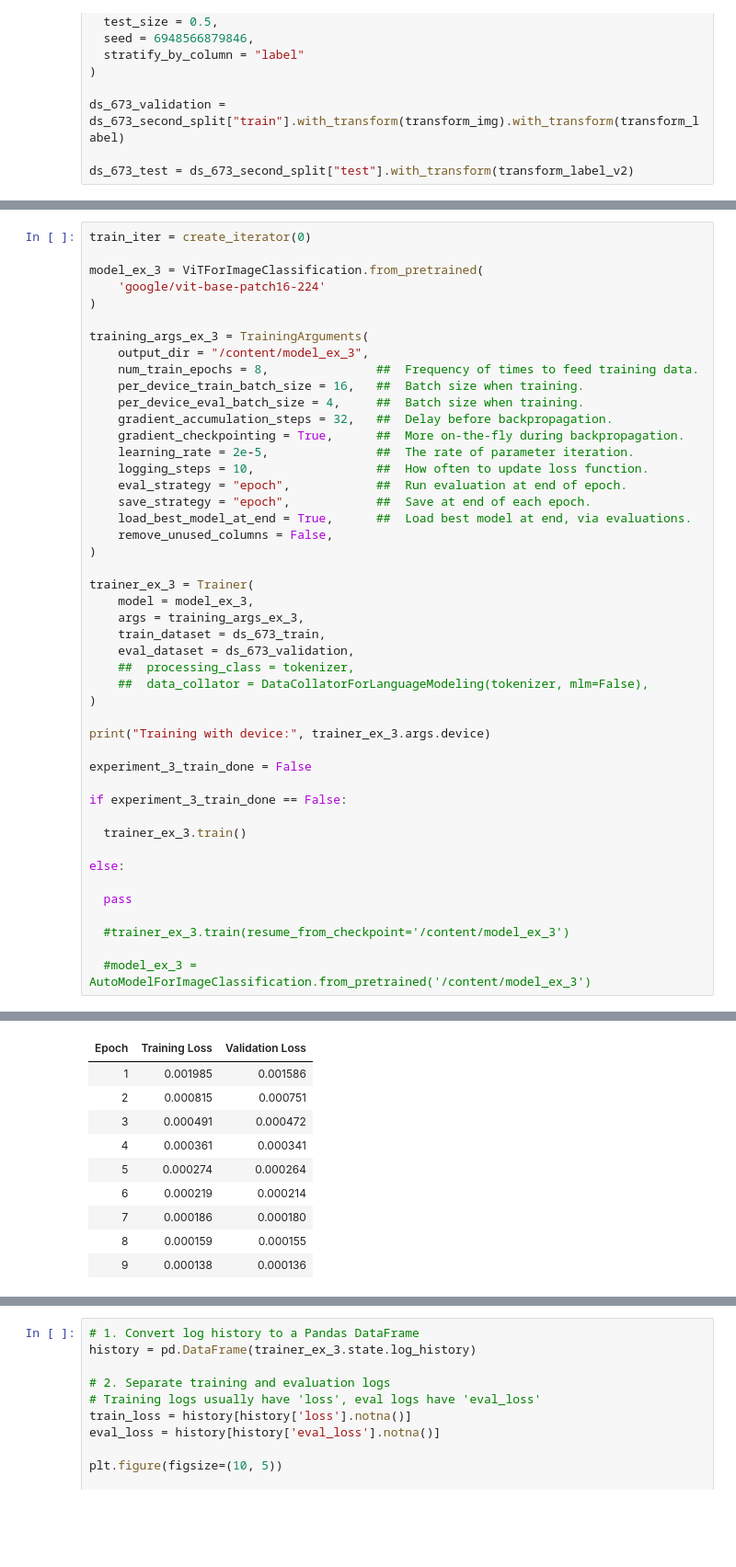
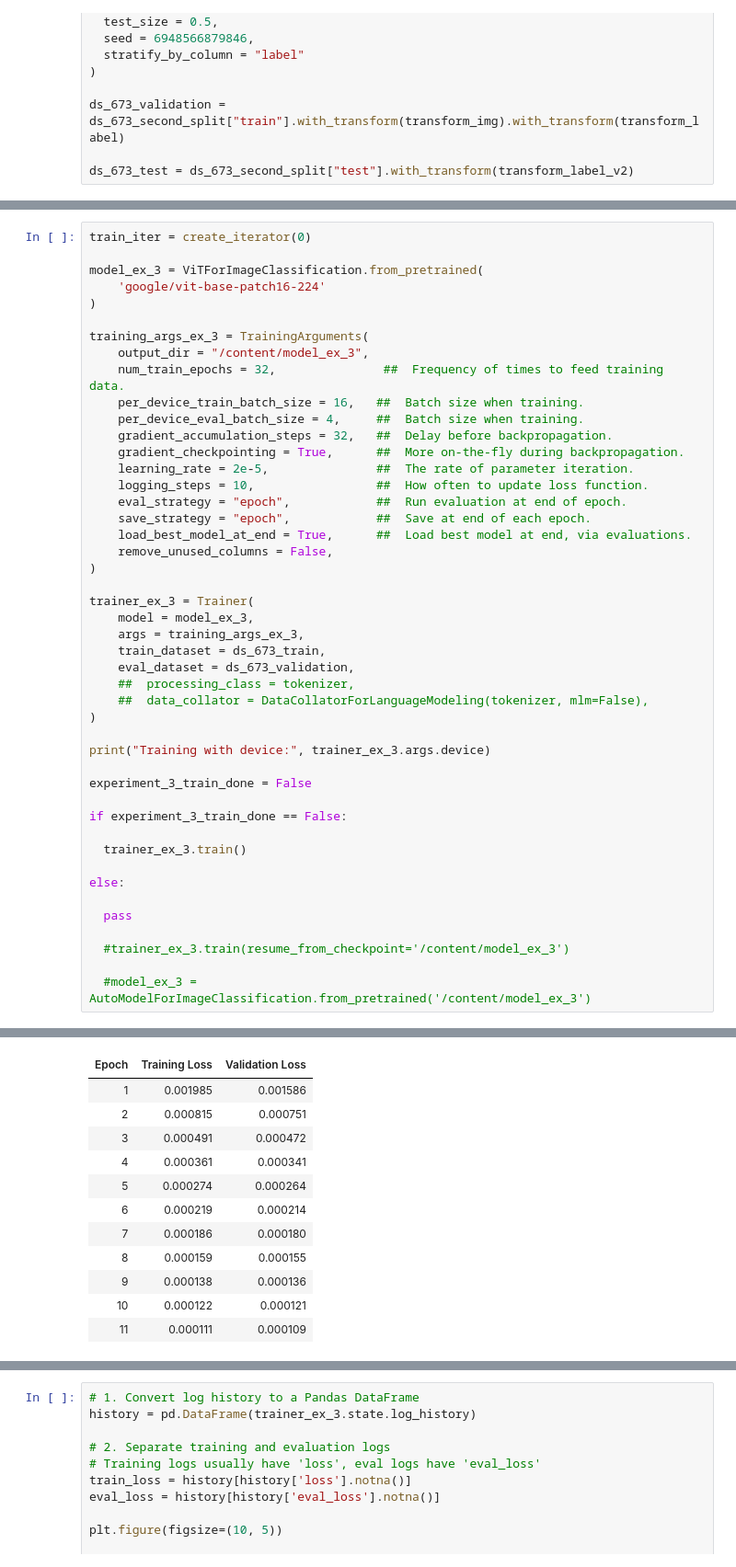
Before and after one commit to thomas-xza/finetuning-vit, a Jupyter notebook: ViT_experiments.ipynb, the cells around one changed output, grey strips where cells are left out. Shown at 92% size. Saved outputs shown, nothing was run; the diff lists cells and outputs as text; blank space fills up the shorter version.

```diff
--- a/ViT_experiments.ipynb
+++ b/ViT_experiments.ipynb
@@ -824,7 +840,7 @@ model_ex_3 = ViTForImageClassification.from_pretrained(
 
 training_args_ex_3 = TrainingArguments(
     output_dir = "/content/model_ex_3",
-    num_train_epochs = 8,               ##  Frequency of times to feed training data.
+    num_train_epochs = 32,               ##  Frequency of times to feed training data.
     per_device_train_batch_size = 16,   ##  Batch size when training.
     per_device_eval_batch_size = 4,     ##  Batch size when training.
     gradient_accumulation_steps = 32,   ##  Delay before backpropagation.
@@ -867,10 +883,12 @@ Training with device: cuda:0
 | Epoch | Training Loss | Validation Loss |
 | 1 | 0.001985 | 0.001586 |
 | 2 | 0.000815 | 0.000751 |
 | 3 | 0.000491 | 0.000472 |
 | 4 | 0.000361 | 0.000341 |
 | 5 | 0.000274 | 0.000264 |
 | 6 | 0.000219 | 0.000214 |
 | 7 | 0.000186 | 0.000180 |
 | 8 | 0.000159 | 0.000155 |
 | 9 | 0.000138 | 0.000136 |
+| 10 | 0.000122 | 0.000121 |
+| 11 | 0.000111 | 0.000109 |
```
Also changed, not shown: parts of 5 cells of this notebook.
